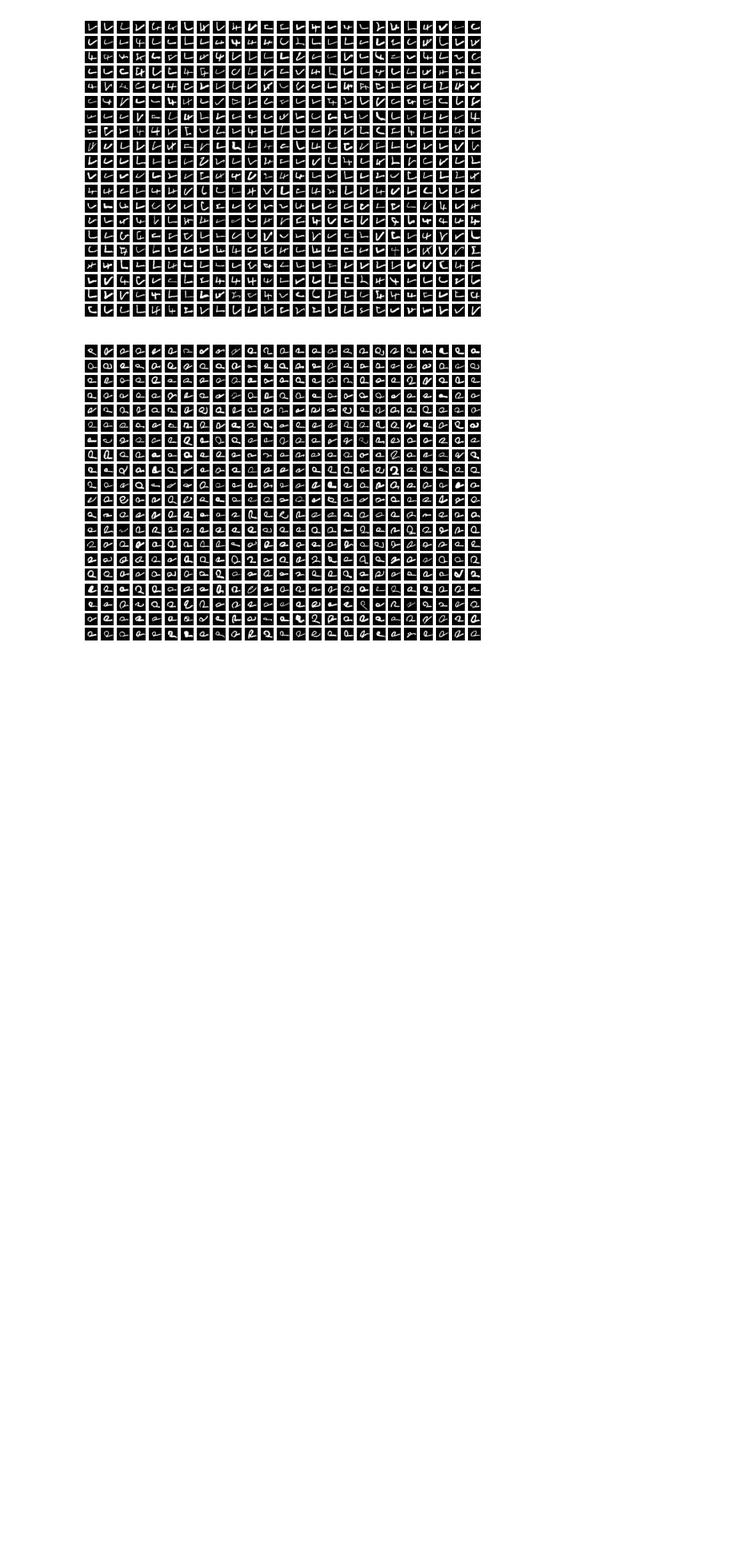
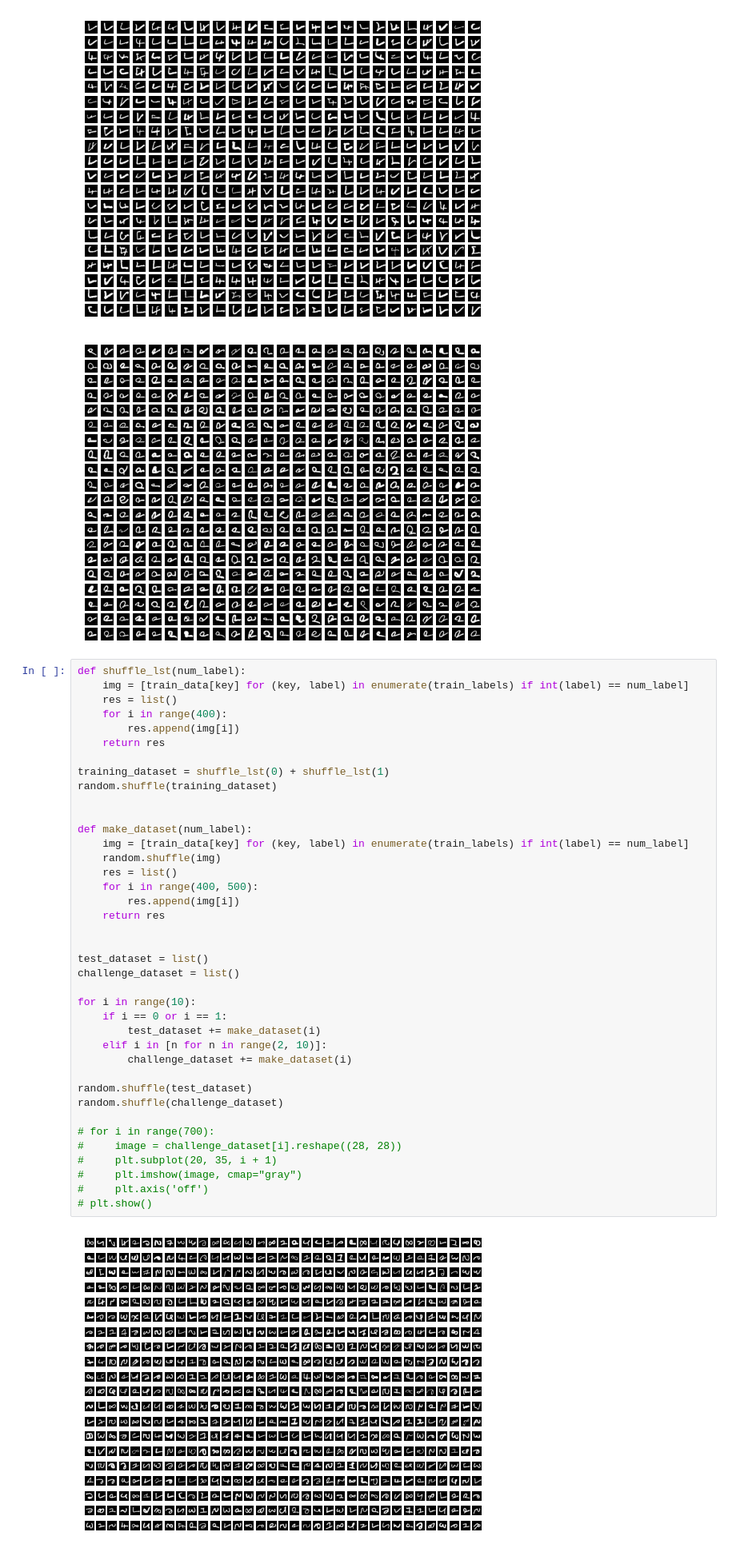
Before and after one commit to jacklvd/intelligent_sys, a Jupyter notebook: HW2/code/mnist.ipynb, the cells around one changed output. Shown at 80% size. Cells and saved outputs as stored; diff of their text form; blank space fills up the shorter version.

```diff
--- a/HW2/code/mnist.ipynb
+++ b/HW2/code/mnist.ipynb
@@ -35,3 +27,44 @@ for i in range(10):
 [figure]
 [figure]
 [figure]
+# %%
+def shuffle_lst(num_label):
+    img = [train_data[key] for (key, label) in enumerate(train_labels) if int(label) == num_label]
+    res = list()
+    for i in range(400):
+        res.append(img[i])
+    return res
+
+training_dataset = shuffle_lst(0) + shuffle_lst(1)
+random.shuffle(training_dataset)
+
+
+def make_dataset(num_label):
+    img = [train_data[key] for (key, label) in enumerate(train_labels) if int(label) == num_label]
+    random.shuffle(img)
+    res = list()
+    for i in range(400, 500):
+        res.append(img[i])
+    return res
+
+
+test_dataset = list()
+challenge_dataset = list()
+
+for i in range(10):
+    if i == 0 or i == 1:
+        test_dataset += make_dataset(i)
+    elif i in [n for n in range(2, 10)]:
+        challenge_dataset += make_dataset(i)
+
+random.shuffle(test_dataset)
+random.shuffle(challenge_dataset)
+
+# for i in range(700):
+#     image = challenge_dataset[i].reshape((28, 28))
+#     plt.subplot(20, 35, i + 1)
+#     plt.imshow(image, cmap="gray")
+#     plt.axis('off')
+# plt.show()
+# %% [output]
+[figure, added]
```
Also changed, not shown: parts of 2 cells of this notebook, 5 other files.
